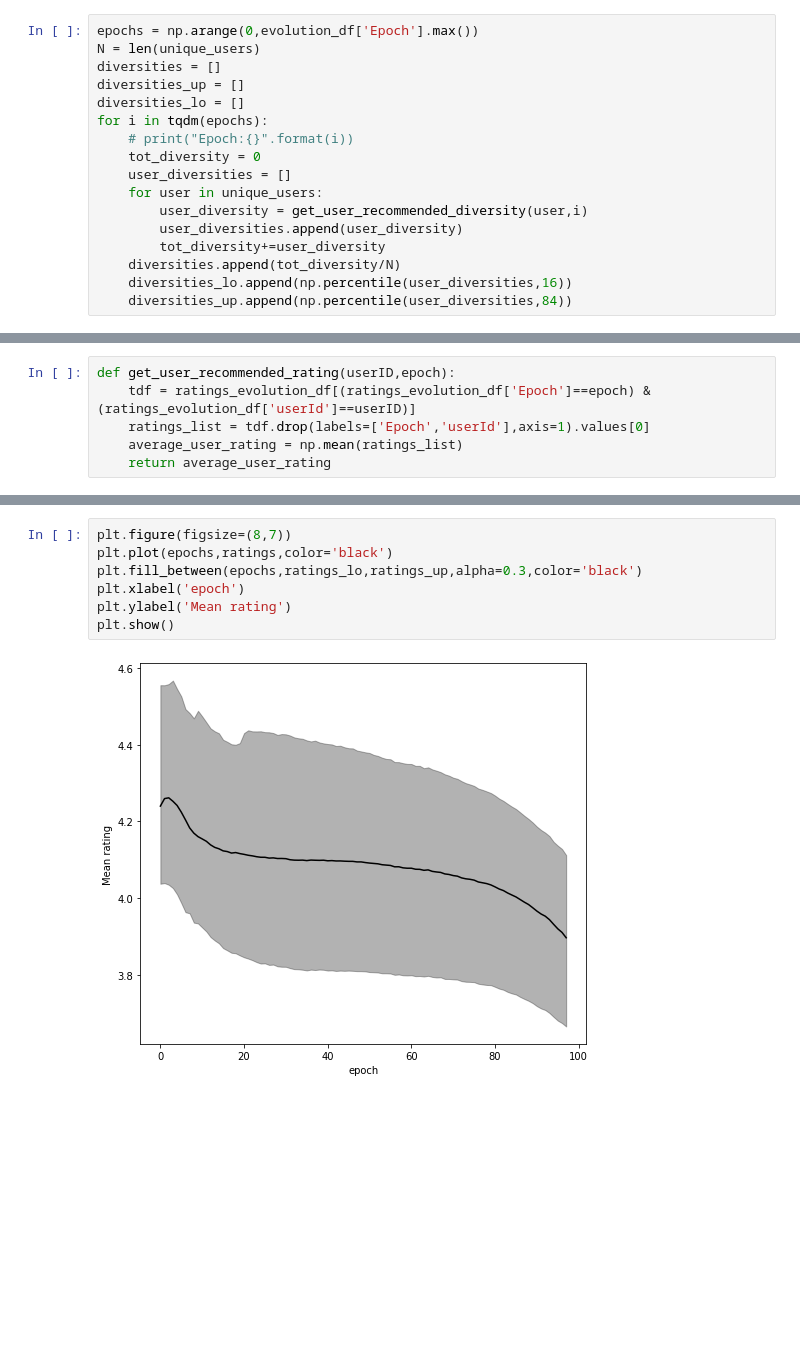
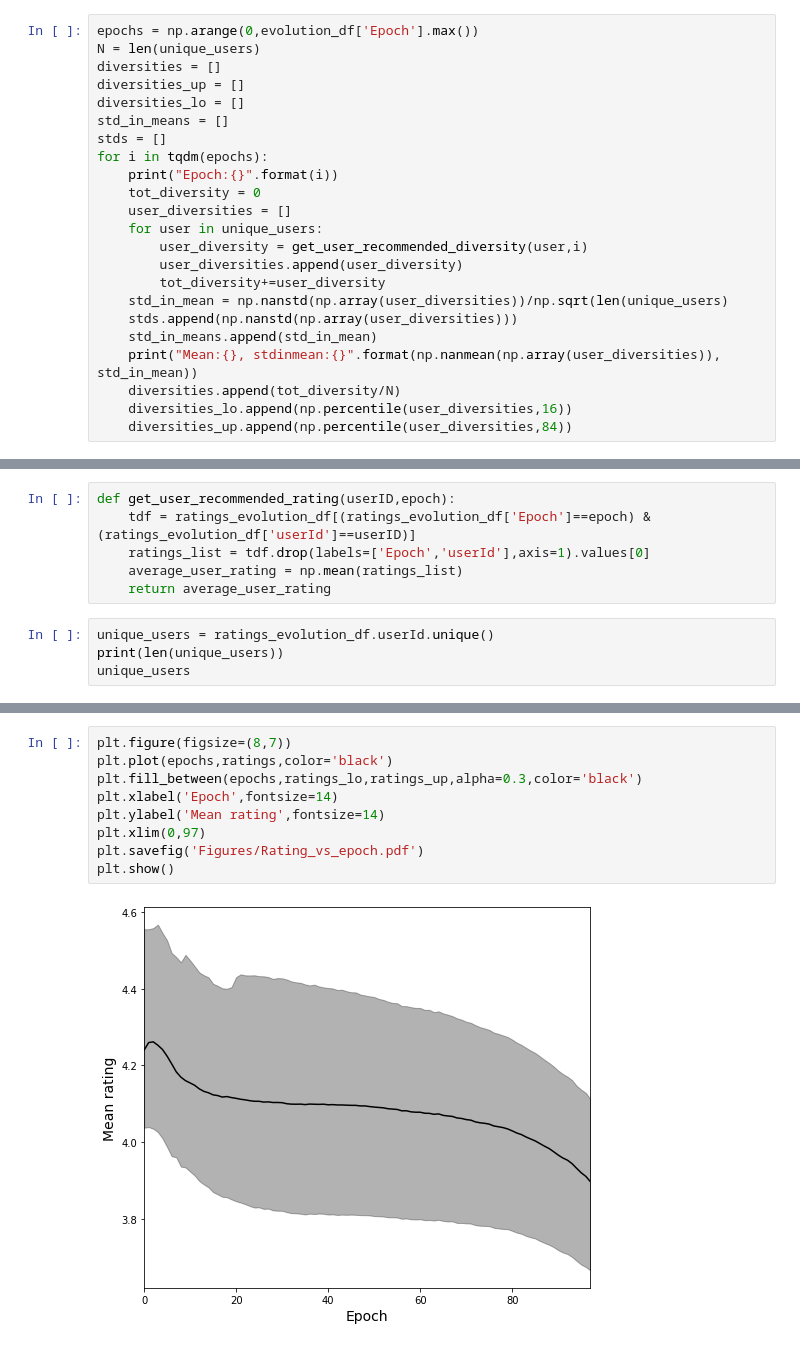
Before and after one commit to enoordeh/WestCoastDatathon, a Jupyter notebook: diversity.ipynb, the cells around one changed output, grey strips where cells are left out. Saved outputs shown, nothing was run; the diff lists cells and outputs as text; blank space fills up the shorter version.

```diff
--- a/diversity.ipynb
+++ b/diversity.ipynb
@@ -320,14 +323,20 @@ N = len(unique_users)
 diversities = []
 diversities_up = []
 diversities_lo = []
+std_in_means = []
+stds = []
 for i in tqdm(epochs):
-    # print("Epoch:{}".format(i))
+    print("Epoch:{}".format(i))
     tot_diversity = 0
     user_diversities = []
     for user in unique_users:
         user_diversity = get_user_recommended_diversity(user,i)
         user_diversities.append(user_diversity)
         tot_diversity+=user_diversity
+    std_in_mean = np.nanstd(np.array(user_diversities))/np.sqrt(len(unique_users)
+    stds.append(np.nanstd(np.array(user_diversities)))
+    std_in_means.append(std_in_mean)
+    print("Mean:{}, stdinmean:{}".format(np.nanmean(np.array(user_diversities)), std_in_mean))
     diversities.append(tot_diversity/N)
     diversities_lo.append(np.percentile(user_diversities,16))
     diversities_up.append(np.percentile(user_diversities,84))
@@ -402,3 +429,7 @@ def get_user_recommended_rating(userID,epoch):
     ratings_list = tdf.drop(labels=['Epoch','userId'],axis=1).values[0]
     average_user_rating = np.mean(ratings_list)
     return average_user_rating
+# %%
+unique_users = ratings_evolution_df.userId.unique()
+print(len(unique_users))
+unique_users
@@ -440,9 +480,11 @@ Epoch:97
 # %%
 plt.figure(figsize=(8,7))
 plt.plot(epochs,ratings,color='black')
 plt.fill_between(epochs,ratings_lo,ratings_up,alpha=0.3,color='black')
-plt.xlabel('epoch')
-plt.ylabel('Mean rating')
+plt.xlabel('Epoch',fontsize=14)
+plt.ylabel('Mean rating',fontsize=14)
+plt.xlim(0,97)
+plt.savefig('Figures/Rating_vs_epoch.pdf')
 plt.show()
 # %% [output]
-[figure, old version]
+[figure, new version]
```
Also changed, not shown: parts of 5 cells of this notebook.
